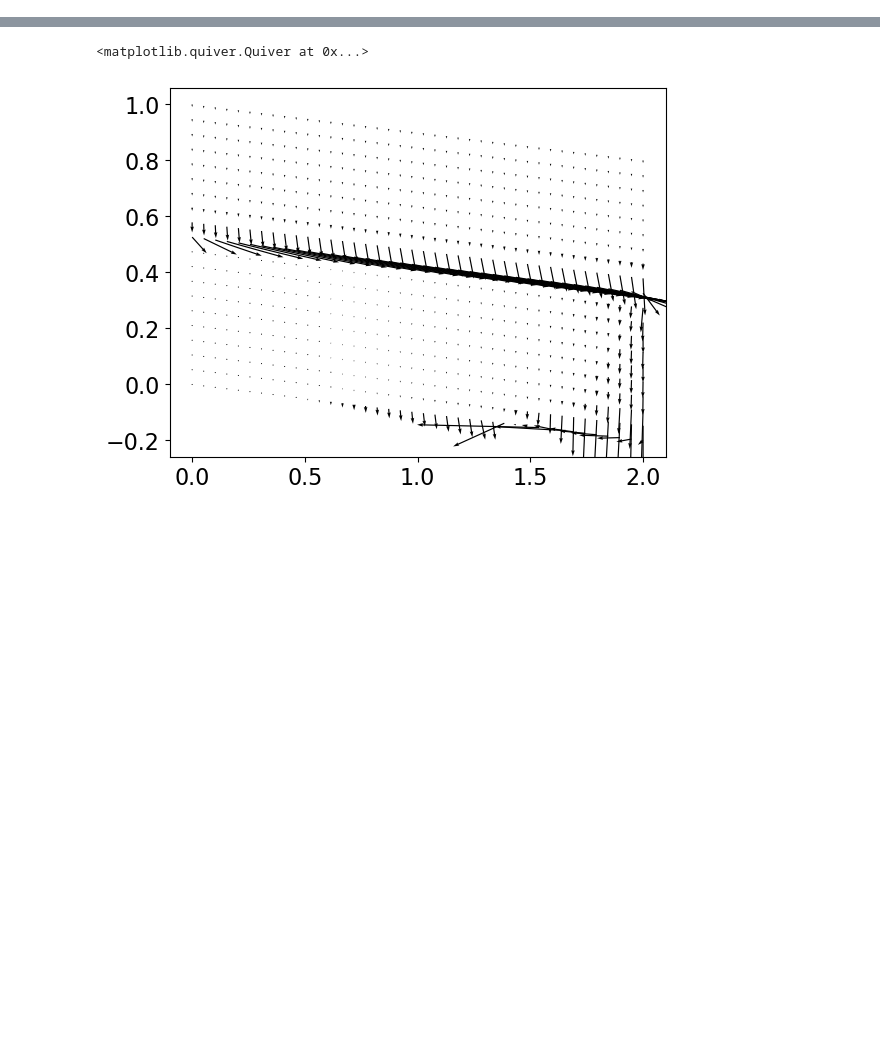
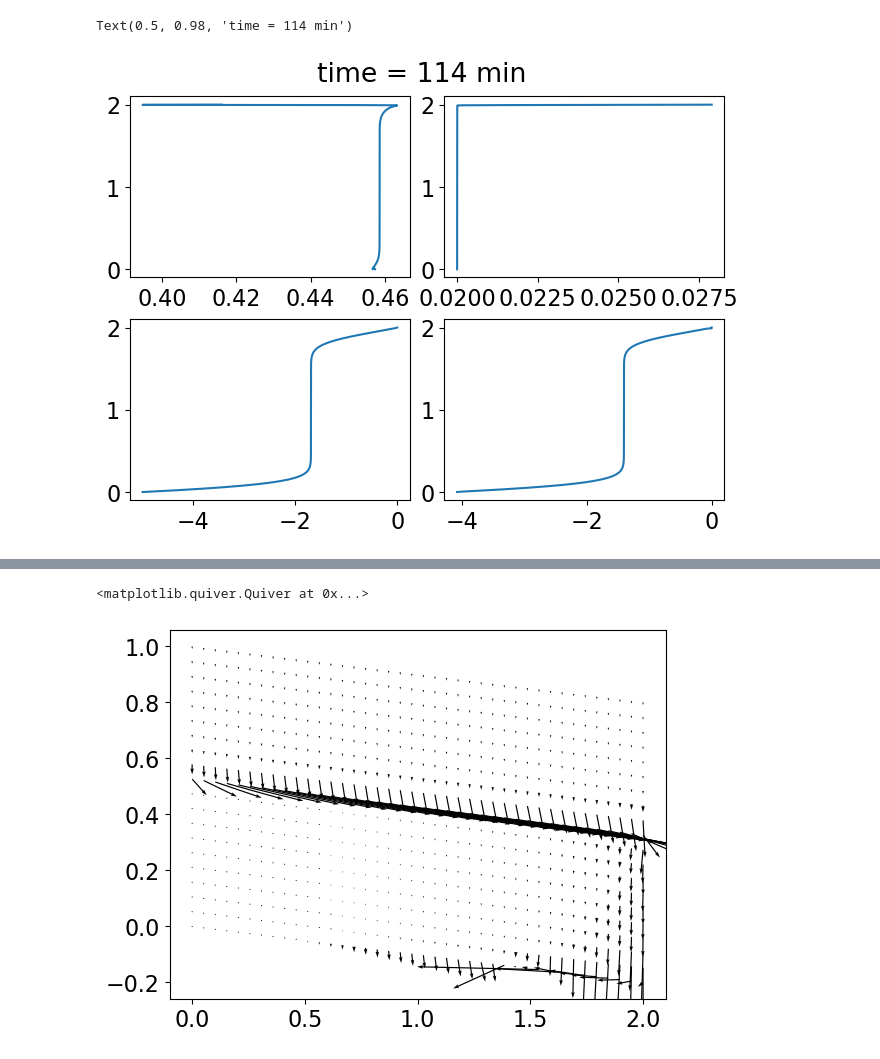
Before and after one commit to lannika-ut/Masterarbeit, a Jupyter notebook: view_solutions_nonisothermal.ipynb, the cells around one changed output, grey strips where cells are left out. Drawn from its saved outputs; the diff is of its cells as text; code cells hidden in the pictures; blank space fills up the shorter version.

```diff
--- a/view_solutions_nonisothermal.ipynb
+++ b/view_solutions_nonisothermal.ipynb
@@ -65,6 +69,16 @@ if layered:
     theta_tot = p.theta_r.value + (0.9*porosity - p.theta_r.value)*Se(h_c, alpha_eval, N_eval)
 else:
     theta_tot = p.theta_r.value + (0.9*porosity - p.theta_r.value)*Se(h_c, p.alpha.value, p.N.value)
+# %%
+fig, ax = plt.subplots(2,2, layout="constrained")
+ax[0,0].plot(porosity, z_plot)
+ax[0,1].plot(theta_tot, z_plot)
+ax[1,0].plot(Ti, z_plot)
+ax[1,1].plot(Tw, z_plot)
+fig.suptitle(f"time = {time/60:.0f} min")
+# %% [output]
+Text(0.5, 0.98, 'time = 114 min')
+[figure, added]
 # %%
 x = np.linspace(0, P1[0], 100)
 top = geom.slope*x+P3[1]
```
Also changed, not shown: parts of 7 cells of this notebook, 5 other files.
